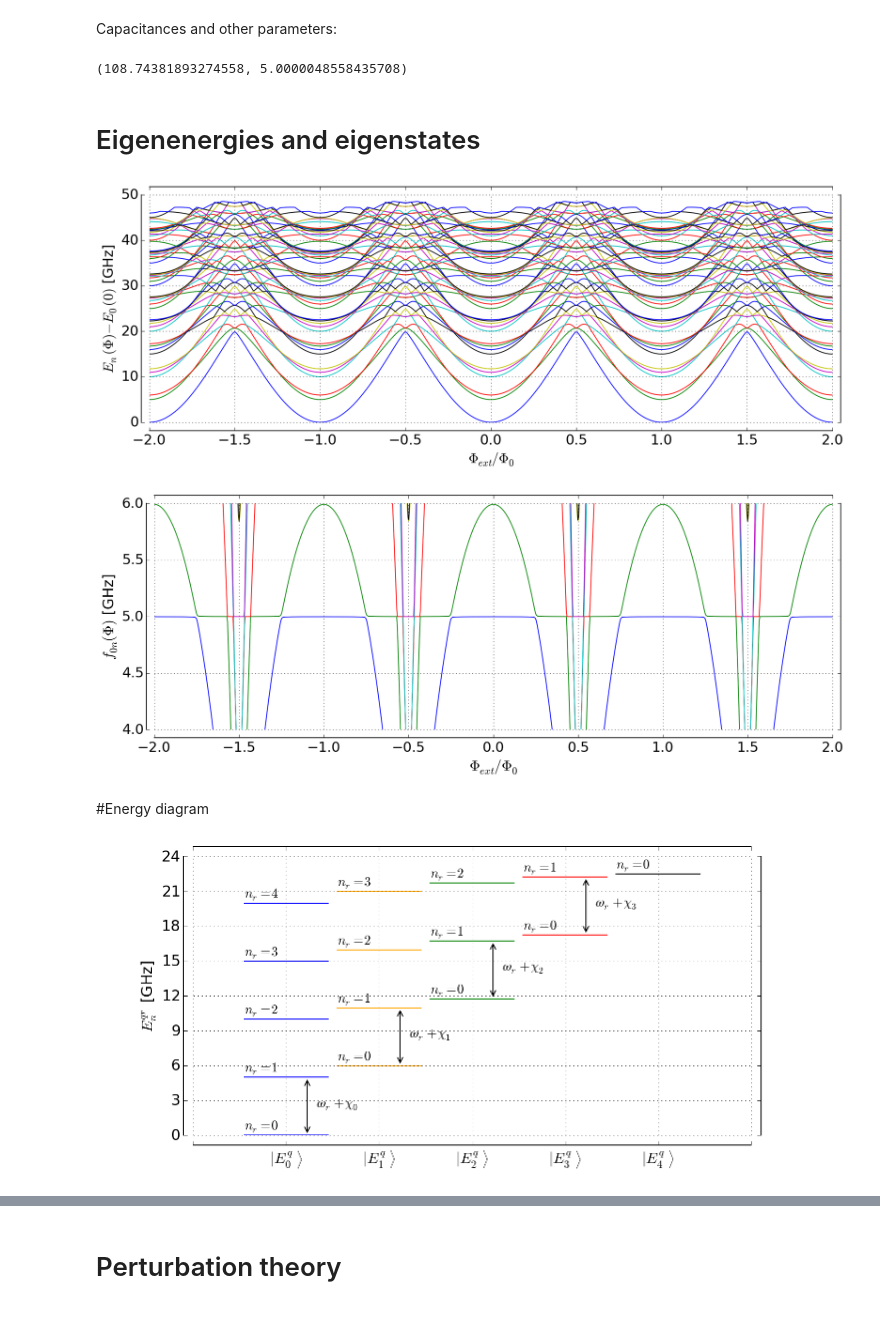
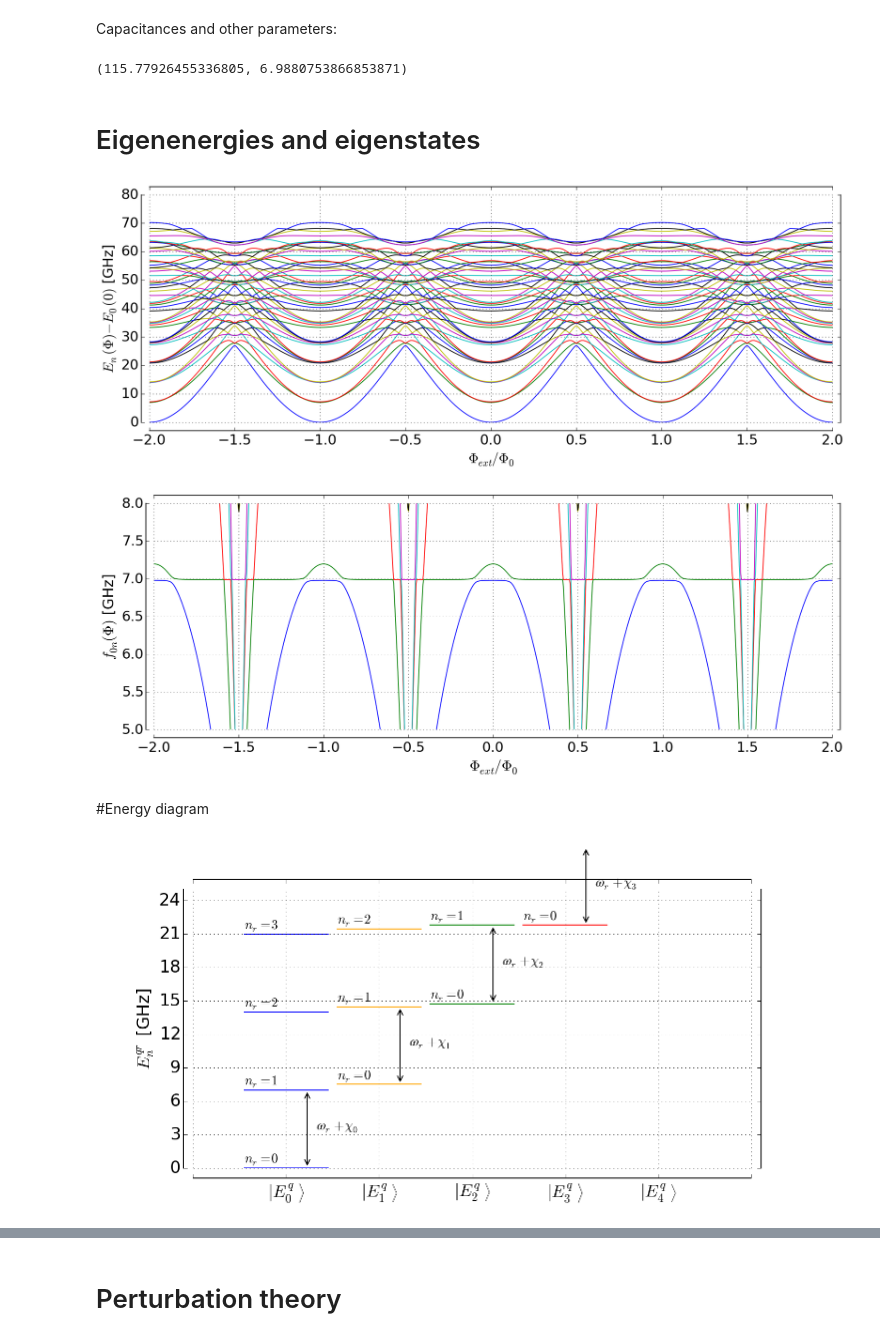
Before and after one commit to vdrhtc/Xmons, a Jupyter notebook: Qutip/CPB cQED.ipynb, the cells around one changed output, grey strips where cells are left out. Drawn from its saved outputs; the diff is of its cells as text; code cells hidden in the pictures.

```diff
--- a/Qutip/CPB cQED.ipynb
+++ b/Qutip/CPB cQED.ipynb
@@ -8,7 +8,10 @@ Author: G. P. Fedorov (gleb.fedorov@phystech.edu), https://github.com/vdrhtc/XMo
 Populating the interactive namespace from numpy and matplotlib
 # %%
 def spines():
-    pass
+    dict(plt.gca().spines.items())["left"].set_position(('outward', 10))
+    dict(plt.gca().spines.items())["bottom"].set_position(('outward', 10))
+    dict(plt.gca().spines.items())["top"].set_position(('outward', 10))
+    dict(plt.gca().spines.items())["right"].set_position(('outward', 10))
 
 def annotate_distance(ax, text, point1, point2, linestyle, fontsize, textoffset = (0.1,0)):
     ax.annotate('', point1, point2, \
@@ -26,23 +29,24 @@ font = {"size":17}
 matplotlib.rc("font", **font)
 # %%
 C_κ = 0e-15
-C_g = 2e-15
-C_q = 90e-15
-C_r = 251.9e-15*2.028585
-L_r = 9.737e-10*2.028585
+C_g = 2.2e-15
+C_q = 77e-15
+C_r = 251.9e-15*1.45
+L_r = 9.737e-10*1.45
 Φ = 0 # in Φ_0
+ν_q = 7.2
 def C_ast():
     return sqrt(C_q*C_g+C_q*C_κ+C_g*C_κ+C_q*C_r+C_g*C_r)
 def E_C():
     return (e)**2*(C_g+C_κ+C_r)/2/C_ast()**2/h/1e9
 def E_J():
-    return (6e9+E_C()*1e9)**2/8/(e)**2/(C_g+C_κ+C_r)*2*C_ast()**2*h**2/h/1e9*cos(pi*Φ)
+    return (ν_q*1e9+E_C()*1e9)**2/8/(e)**2/(C_g+C_κ+C_r)*2*C_ast()**2*h**2/h/1e9*cos(pi*Φ)
 def ω_r():
     return 1/sqrt(L_r*C_ast()**2/(C_q+C_g))
 # %%
 E_J()/E_C(), ω_r()/1e9/2/pi
 # %% [output]
-(108.74381893274558, 5.0000048558435708)
+(115.77926455336805, 6.9880753866853871)
 # %%
 N_q = 10
 N_r = 5
@@ -88,12 +92,12 @@ plt.gcf().set_size_inches(15,5)
 plt.grid()
 plt.savefig("levels.pdf",bbox_inches='tight')
 # %% [output]
-[figure, old version]
+[figure, new version]
 # %%
 for i in range(1, 20):
     plt.plot(Φs, (evals[:, i]-evals[:,0]))
 #plt.xlim(-0.5, 0.5)
-plt.ylim(4, 6)
+plt.ylim(5, 8)
 spines()
 
 plt.ylabel("$f_{0n}(\Phi)$ [GHz]", fontsize=18)
@@ -102,7 +106,7 @@ plt.grid()
 plt.gcf().set_size_inches(15,5)
 plt.savefig("freqs.pdf", bbox_inches='tight')
 # %% [output]
-[figure, old version]
+[figure, new version]
 # %% [markdown]
 #Energy diagram
 # %%
@@ -115,7 +119,7 @@ E_0 = H().eigenenergies()[0]
 evecs_q = H_q_isolated().eigenstates()[1]
 colors = ["b", "orange", "green", "red", "black"]
 
-qubit_states_taken = 5
+qubit_states_taken = 5\
 
 E_rs = zeros((N_r, qubit_states_taken))
 
@@ -135,26 +139,26 @@ for state in evecs:
 # %%
 X = array([-0.45, 0.45])
 
 for n_r in nrs:
     for n_q in nqs[:5]:
         plt.plot(X+n_q, ones_like(X)*E_rs[n_r, n_q] - E_0, colors[n_q])
         plt.annotate("$n_r=%i$"%n_r, (X[0]+n_q, E_rs[n_r, n_q] - E_0+0.5),
                      (X[0]+n_q, E_rs[n_r, n_q] - E_0+0.5), fontsize=13)
         if n_r==1 and n_q<4:
             annotate_distance(plt.gca(), "$ω_r + \chi_%i$"%n_q,
                               (n_q+X[-1]/2, E_rs[n_r-1, n_q] - E_0), (n_q+X[-1]/2, E_rs[n_r, n_q] - E_0), None, 13)
 
 spines()
 plt.gcf().set_size_inches(10, 5)
-plt.ylim(0, 24)
+plt.ylim(0, 25)
 plt.xticks(linspace(-1, 5, 7))
 plt.yticks(linspace(0, 24, 9))
 plt.gca().set_xticklabels([""]+[r"$\left.|E^q_%i\right>$"%i for i in range(0,5)])
 plt.ylabel("$E^{qr}_n$ [GHz]")
 plt.grid()
 
 
 
 plt.savefig("diagram.pdf", format="pdf")
 # %% [output]
-[figure, old version]
+[figure, new version]
```
Also changed, not shown: parts of 30 cells of this notebook, 1 other file.
